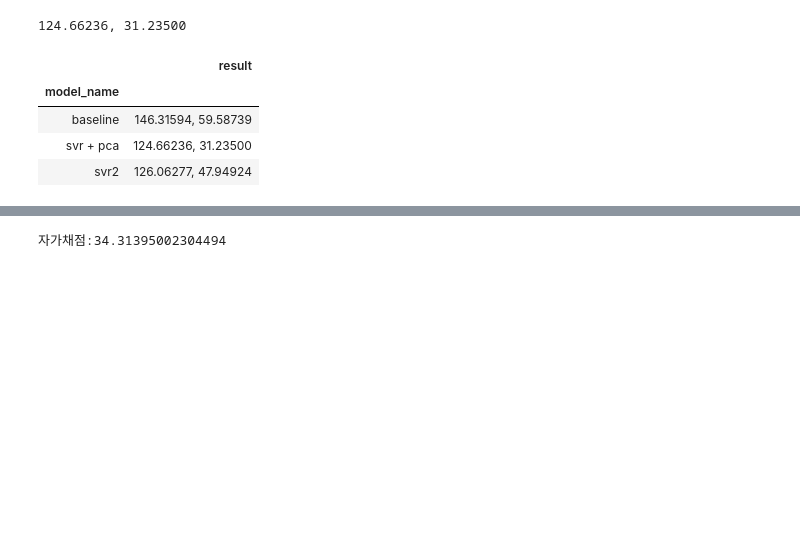
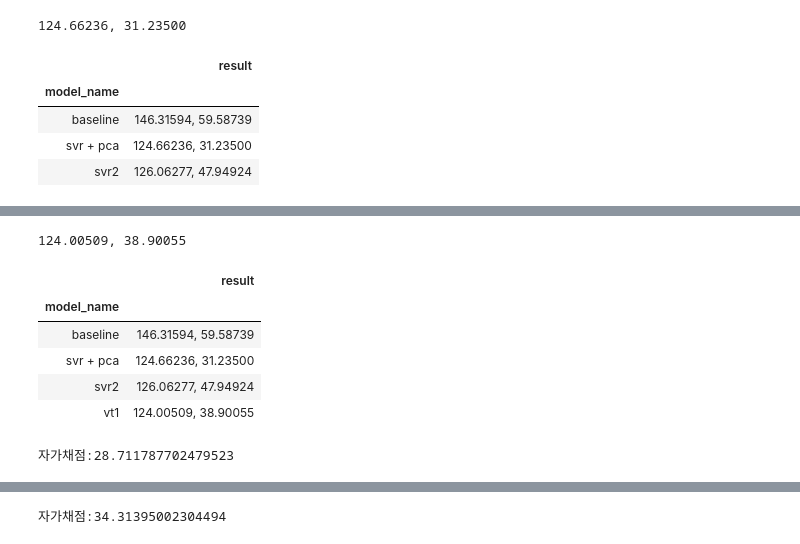
Before and after one commit to sunkusun9/DS_Lv3_2406, a Jupyter notebook: sec_ds_lv3_prob3_kaggle.ipynb, the cells around one changed output, grey strips where cells are left out. Saved outputs shown, nothing was run; the diff lists cells and outputs as text; code cells hidden in the pictures; blank space fills up the shorter version.

Commit message:
Day1 Kaggle 최종 풀이 올립니다.

```diff
--- a/sec_ds_lv3_prob3_kaggle.ipynb
+++ b/sec_ds_lv3_prob3_kaggle.ipynb
@@ -276,6 +276,25 @@ print('자가채점:{}'.format(mean_absolute_error(s_kaggle_ans, prd)))
 # %%
 # 'baseline', 'svr2', 'svr3'로 Voting 앙상블 모델을 만듭니다.
-# TODO: 수업
+from sklearn.ensemble import VotingRegressor
+reg_vt1 = VotingRegressor([
+    #('baseline', reg_svr),
+    ('svr2', reg_svr2),
+    ('svr+pca', reg_svr3)
+])
+eval_model('vt1', reg_vt1)
+# %% [output]
+124.00509, 38.90055
+|  | result |
+| model_name |  |
+| baseline | 146.31594, 59.58739 |
+| svr + pca | 124.66236, 31.23500 |
+| svr2 | 126.06277, 47.94924 |
+| vt1 | 124.00509, 38.90055 |
+# %%
+prd = select_model(reg_vt1)
+print('자가채점:{}'.format(mean_absolute_error(s_kaggle_ans, prd)))
+# %% [output]
+자가채점:28.711787702479523
 # %%
 # GB: Gradient Boosting Tree
 
```
Also changed, not shown: parts of 7 cells of this notebook.
